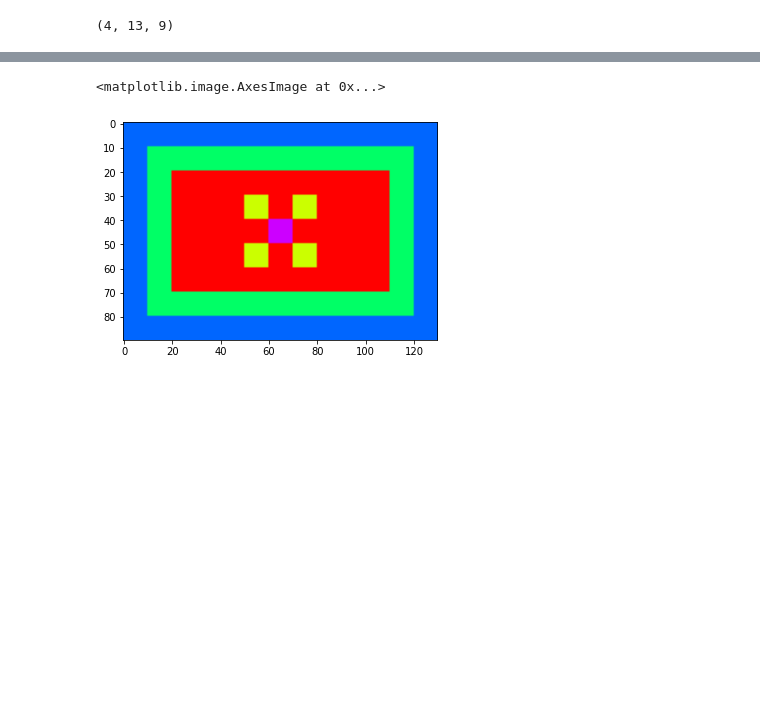
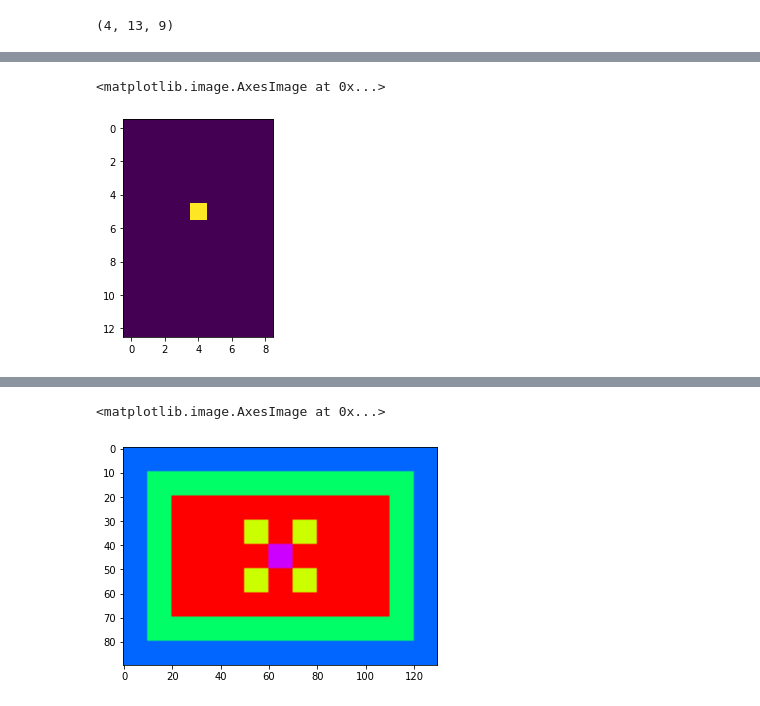
Before and after one commit to Akhilez/ml_gallery, a Jupyter notebook: ml_py/app/rl/dqn/tmp.ipynb, the cells around one changed output, grey strips where cells are left out. Drawn from its saved outputs; the diff is of its cells as text; code cells hidden in the pictures; blank space fills up the shorter version.

```diff
--- a/ml_py/app/rl/dqn/tmp.ipynb
+++ b/ml_py/app/rl/dqn/tmp.ipynb
@@ -16,3 +37,8 @@ state.shape
+# %%
+plt.imshow(state[3])
+# %% [output]
+<matplotlib.image.AxesImage at 0x...>
+[figure, added]
 # %%
 x = np.moveaxis(state, 0, -1)
 x.shape
```
Also changed, not shown: parts of 6 cells of this notebook, 2 other files.
